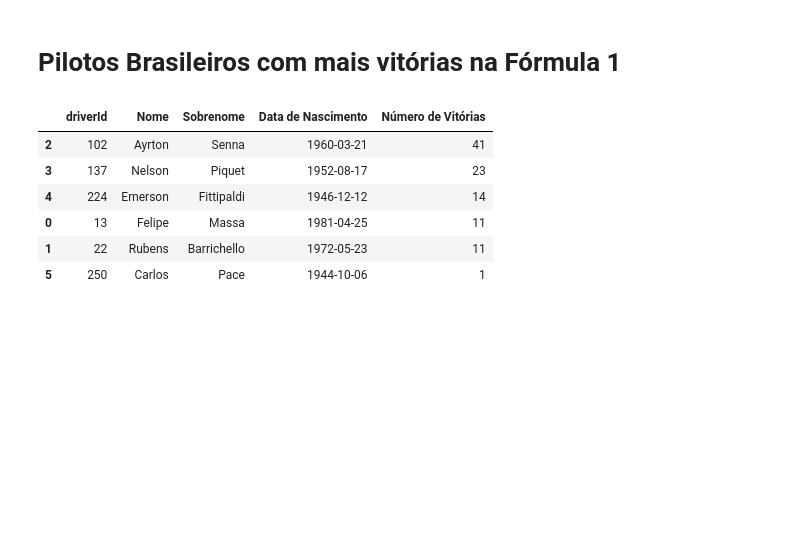
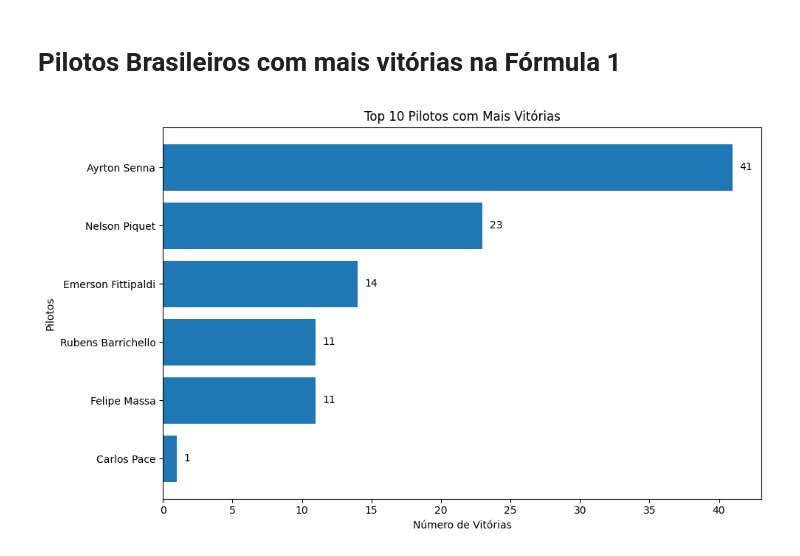
Before and after one commit to Bressane06/estudosPandas, a Jupyter notebook: notebooks/formula1-1950-2024/dadosBrasileirosF1.ipynb, the cells around one changed output. Saved outputs shown, nothing was run; the diff lists cells and outputs as text; code cells hidden in the pictures; blank space fills up the shorter version.

```diff
--- a/notebooks/formula1-1950-2024/dadosBrasileirosF1.ipynb
+++ b/notebooks/formula1-1950-2024/dadosBrasileirosF1.ipynb
@@ -47,14 +47,31 @@ dfPilotosBrasileiros
 # %%
 dfPilotosBrasileirosVitorias = dfResultadosCorrida[dfResultadosCorrida['positionOrder'] == 1]
 dfPilotosBrasileirosVitorias = dfPilotosBrasileirosVitorias[dfPilotosBrasileirosVitorias['driverId'].isin(dfPilotosBrasileiros['driverId'])]
 dfPilotosBrasileirosVitorias = dfPilotosBrasileirosVitorias.merge(dfPilotosBrasileiros[['driverId', 'forename', 'surname', 'dob']], on='driverId', how='left')
 dfPilotosBrasileirosVitorias.rename(columns={'dob': 'Data de Nascimento', 'forename': 'Nome', 'surname': 'Sobrenome'}, inplace=True)
-dfPilotosBrasileirosVitorias.groupby(['driverId', 'Nome', 'Sobrenome', 'Data de Nascimento']).size().reset_index(name='Número de Vitórias').sort_values(by='Número de Vitórias', ascending=False)
+dfPilotosBrasileirosVitorias = dfPilotosBrasileirosVitorias.groupby(['driverId', 'Nome', 'Sobrenome', 'Data de Nascimento']).size().reset_index(name='Número de Vitórias').sort_values(by='Número de Vitórias', ascending=True)
+
+#plot
+# plot - top 10 pilotos com mais vitórias
+plt.figure(figsize=(10, 6))
+plt.barh(
+    dfPilotosBrasileirosVitorias['Nome'] + ' ' + dfPilotosBrasileirosVitorias['Sobrenome'],
+    dfPilotosBrasileirosVitorias['Número de Vitórias']
+)
+
+# Adiciona os números no final das barras
+for i, v in enumerate(dfPilotosBrasileirosVitorias['Número de Vitórias']):
+    plt.text(
+        v + 0.5,  # desloca um pouco pra frente da barra
+        i,        # posição na vertical
+        str(v),   # texto = número de vitórias
+        va='center'
+    )
+
+plt.title('Top 10 Pilotos com Mais Vitórias')
+plt.xlabel('Número de Vitórias')
+plt.ylabel('Pilotos')
+plt.tight_layout()
+plt.show()
 # %% [output]
-|  | driverId | Nome | Sobrenome | Data de Nascimento | Número de Vitórias |
-| 2 | 102 | Ayrton | Senna | 1960-03-21 | 41 |
-| 3 | 137 | Nelson | Piquet | 1952-08-17 | 23 |
-| 4 | 224 | Emerson | Fittipaldi | 1946-12-12 | 14 |
-| 0 | 13 | Felipe | Massa | 1981-04-25 | 11 |
-| 1 | 22 | Rubens | Barrichello | 1972-05-23 | 11 |
-| 5 | 250 | Carlos | Pace | 1944-10-06 | 1 |
+[figure, added]
```
